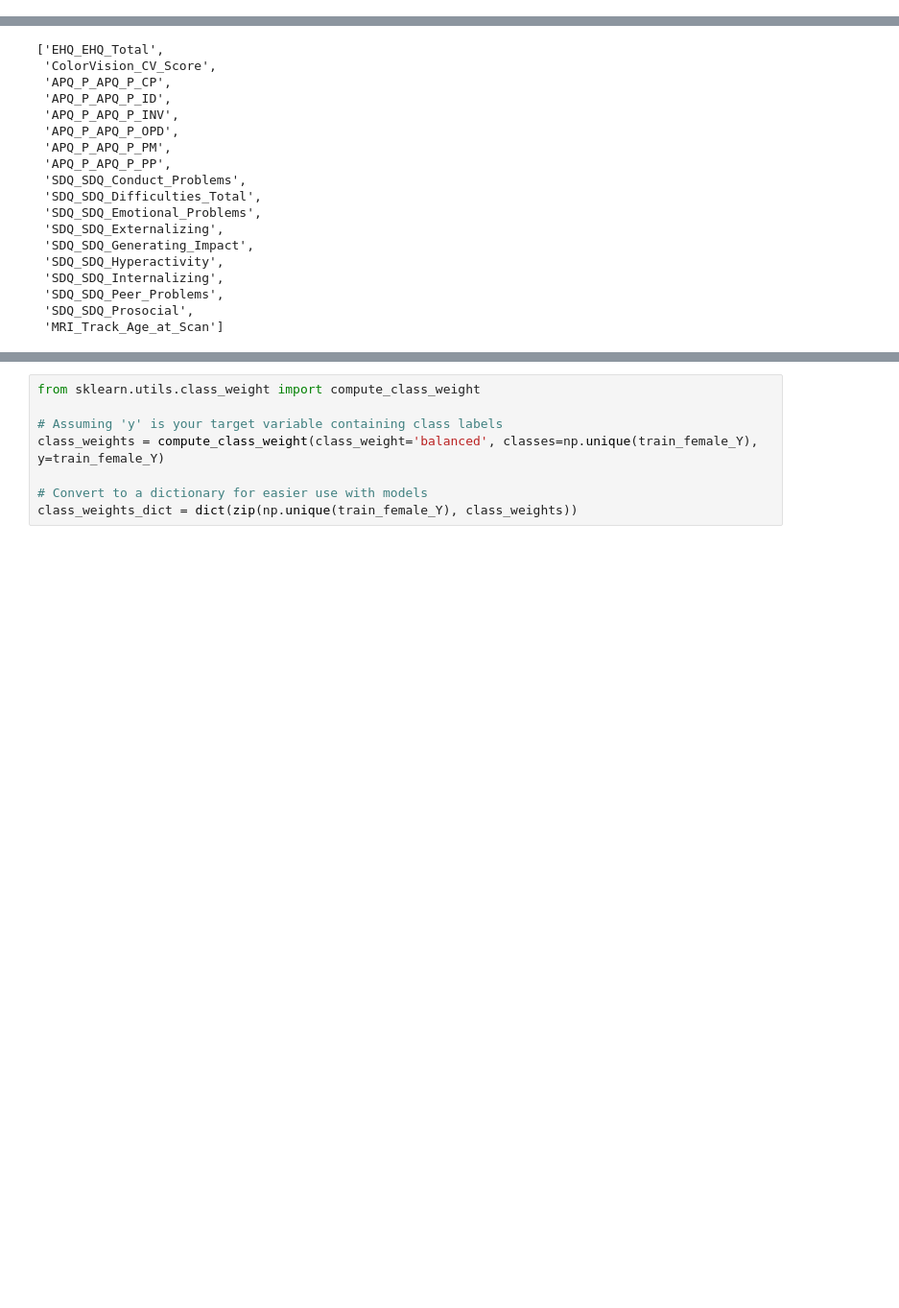
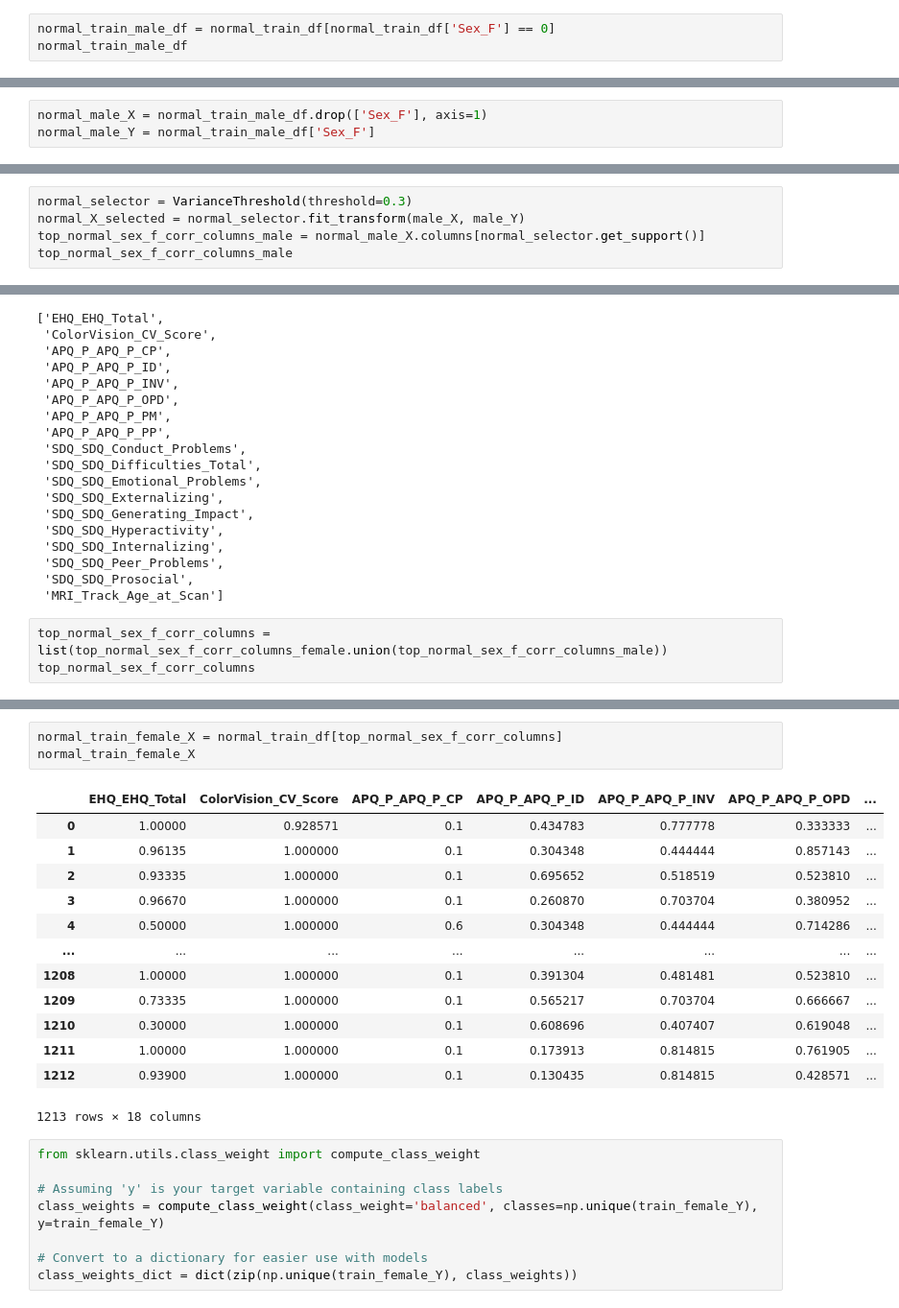
Before and after one commit to AngC1998/WiDS-Datathon-2025, a Jupyter notebook: WiDS_Datathon_2025.ipynb, the cells around one changed output, grey strips where cells are left out. Shown at 96% size. Saved outputs shown, nothing was run; the diff lists cells and outputs as text; blank space fills up the shorter version.

```diff
--- a/WiDS_Datathon_2025.ipynb
+++ b/WiDS_Datathon_2025.ipynb
@@ -1355,3 +1674,6 @@ train_male_df
 | 1209 | -0.045660 | 0.207386 | -0.140892 | 0.053852 | 0.204124 | ... |
 | 1211 | 0.428290 | 0.665262 | 0.748345 | 0.739051 | 0.677277 | ... |
 797 rows × 19972 columns
+# %%
+normal_train_male_df = normal_train_df[normal_train_df['Sex_F'] == 0]
+normal_train_male_df
@@ -1358,6 +1694,9 @@ train_male_df
 # %%
 male_X = train_male_df.drop(['Sex_F'], axis=1)
 male_Y = train_male_df['Sex_F']
+# %%
+normal_male_X = normal_train_male_df.drop(['Sex_F'], axis=1)
+normal_male_Y = normal_train_male_df['Sex_F']
 # %%
 selector = VarianceThreshold(threshold=0.3)
 X_selected = selector.fit_transform(male_X, male_Y)
@@ -1372,3 +1711,8 @@ Index(['EHQ_EHQ_Total', 'ColorVision_CV_Score', 'APQ_P_APQ_P_CP',
        'SDQ_SDQ_Hyperactivity', 'SDQ_SDQ_Internalizing',
        'SDQ_SDQ_Peer_Problems', 'SDQ_SDQ_Prosocial', 'MRI_Track_Age_at_Scan'],
       dtype='object')
+# %%
+normal_selector = VarianceThreshold(threshold=0.3)
+normal_X_selected = normal_selector.fit_transform(male_X, male_Y)
+top_normal_sex_f_corr_columns_male = normal_male_X.columns[normal_selector.get_support()]
+top_normal_sex_f_corr_columns_male
@@ -1394,3 +1747,6 @@ top_sex_f_corr_columns
  'SDQ_SDQ_Peer_Problems',
  'SDQ_SDQ_Prosocial',
  'MRI_Track_Age_at_Scan']
+# %%
+top_normal_sex_f_corr_columns = list(top_normal_sex_f_corr_columns_female.union(top_normal_sex_f_corr_columns_male))
+top_normal_sex_f_corr_columns
@@ -1414,3 +1789,20 @@ train_female_X
+# %%
+normal_train_female_X = normal_train_df[top_normal_sex_f_corr_columns]
+normal_train_female_X
+# %% [output]
+|  | EHQ_EHQ_Total | ColorVision_CV_Score | APQ_P_APQ_P_CP | APQ_P_APQ_P_ID | APQ_P_APQ_P_INV | APQ_P_APQ_P_OPD | ... |
+| 0 | 1.00000 | 0.928571 | 0.1 | 0.434783 | 0.777778 | 0.333333 | ... |
+| 1 | 0.96135 | 1.000000 | 0.1 | 0.304348 | 0.444444 | 0.857143 | ... |
+| 2 | 0.93335 | 1.000000 | 0.1 | 0.695652 | 0.518519 | 0.523810 | ... |
+| 3 | 0.96670 | 1.000000 | 0.1 | 0.260870 | 0.703704 | 0.380952 | ... |
+| 4 | 0.50000 | 1.000000 | 0.6 | 0.304348 | 0.444444 | 0.714286 | ... |
+| ... | ... | ... | ... | ... | ... | ... | ... |
+| 1208 | 1.00000 | 1.000000 | 0.1 | 0.391304 | 0.481481 | 0.523810 | ... |
+| 1209 | 0.73335 | 1.000000 | 0.1 | 0.565217 | 0.703704 | 0.666667 | ... |
+| 1210 | 0.30000 | 1.000000 | 0.1 | 0.608696 | 0.407407 | 0.619048 | ... |
+| 1211 | 1.00000 | 1.000000 | 0.1 | 0.173913 | 0.814815 | 0.761905 | ... |
+| 1212 | 0.93900 | 1.000000 | 0.1 | 0.130435 | 0.814815 | 0.428571 | ... |
+1213 rows × 18 columns
 # %%
 from sklearn.utils.class_weight import compute_class_weight
 
```
Also changed, not shown: parts of 37 cells of this notebook.
